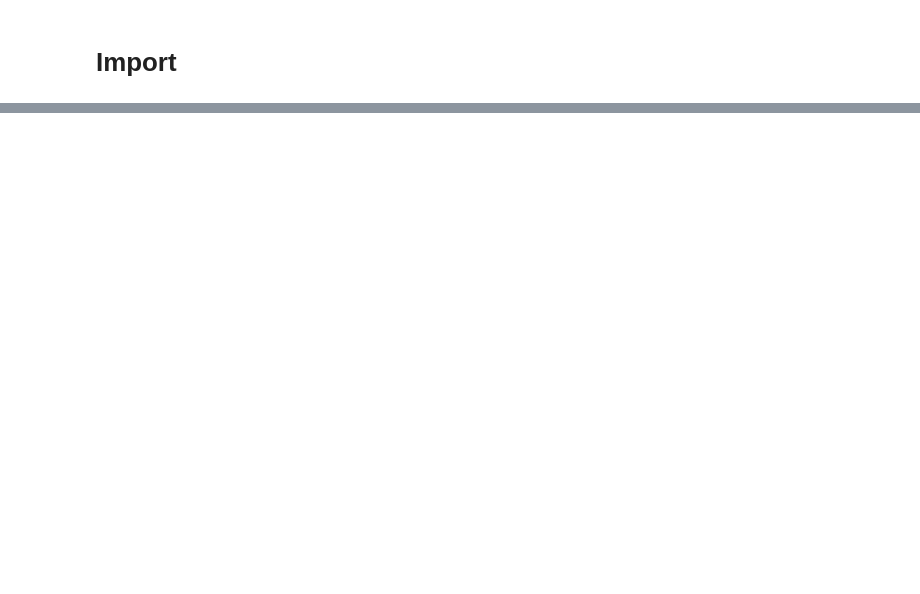
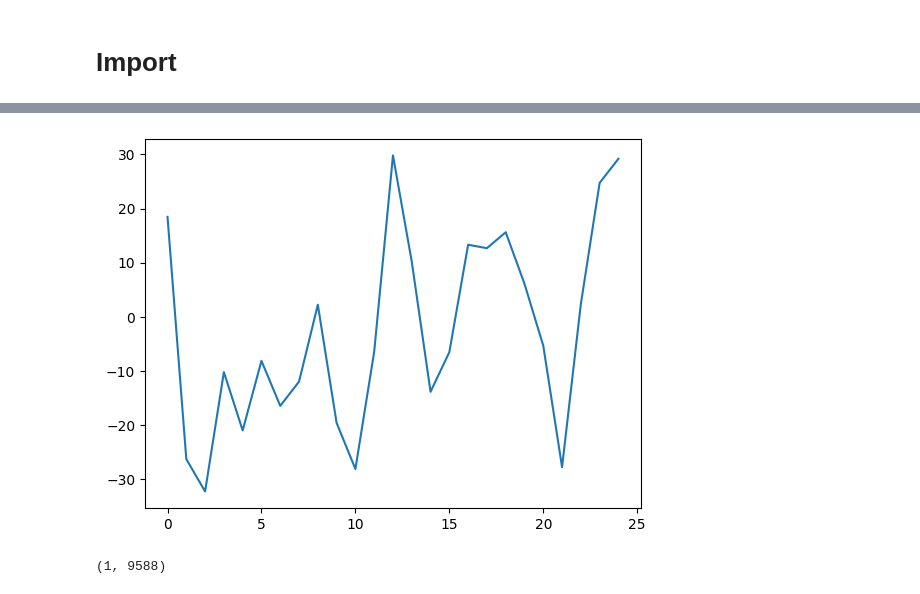
Before and after one commit to mariaaraujovitoria/SeizurePredict, a Jupyter notebook: notebooks/Untitled1.ipynb, the cells around one changed output, grey strips where cells are left out. Cells and saved outputs as stored; diff of their text form; code cells hidden in the pictures; blank space fills up the shorter version.

```diff
--- a/notebooks/Untitled1.ipynb
+++ b/notebooks/Untitled1.ipynb
@@ -196,0 +75,2 @@ loaded_arr
+# %%
+x_nof = pd.read_csv("/home/lee/code/mariaaraujovitoria/SeizurePredict/X5_preproc_noF.csv")
@@ -196,0 +93,10 @@ loaded_arr
+# %%
+x_nof = x_nof.iloc[::1,0:25].copy()
+
+x_nof= np.array(x_nof)
+
+x_nof
+
+# x_nof.shape
+
+x_nof = x_nof.reshape(x_nof.shape[0]*x_nof.shape[1],1)
@@ -196,0 +115,8 @@ loaded_arr
+# %%
+plt.plot(x_nof[0:25]);
+# %% [output]
+[figure, added]
+# %%
+abs(rfft(x_new)).shape
+# %% [output]
+(1, 9588)
```
Also changed, not shown: parts of 41 cells of this notebook, 9 other files.
